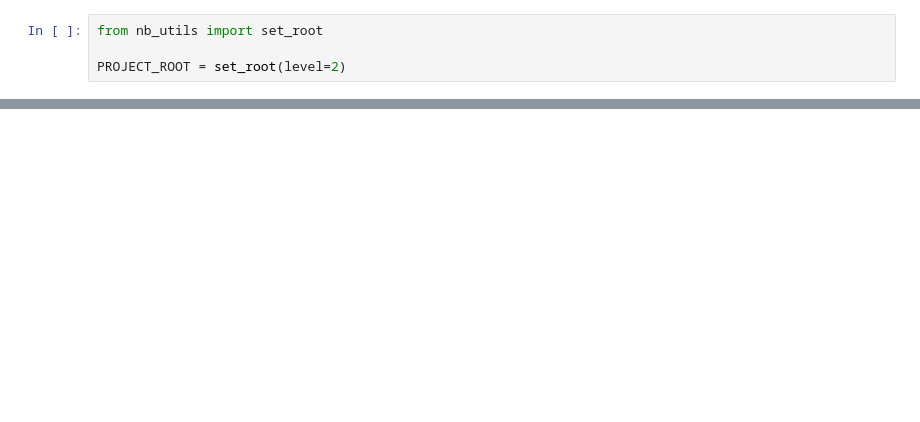
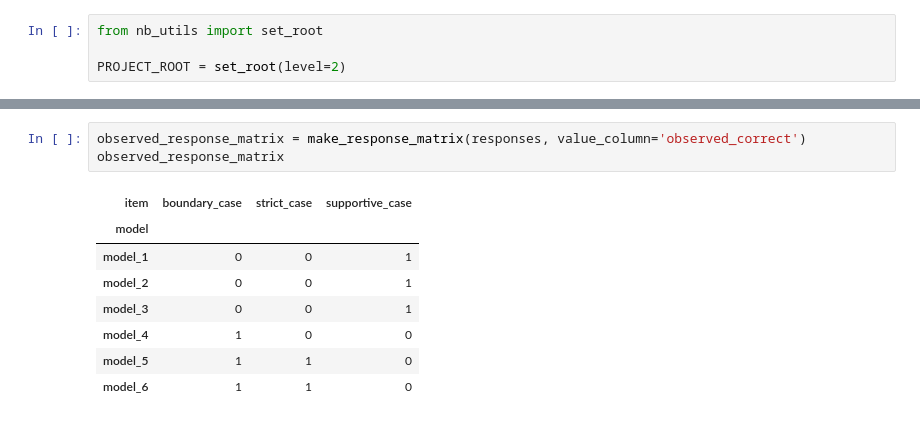
Before and after one commit to Manuelfjr/latent-ability-ml, a Jupyter notebook: notebooks/03_claire_latent_ability.ipynb, the cells around one changed output, grey strips where cells are left out. Drawn from its saved outputs; the diff is of its cells as text; blank space fills up the shorter version.

```diff
--- a/notebooks/03_claire_latent_ability.ipynb
+++ b/notebooks/03_claire_latent_ability.ipynb
@@ -60,3 +171,15 @@ response_matrix
+# %%
+observed_response_matrix = make_response_matrix(responses, value_column='observed_correct')
+observed_response_matrix
+# %% [output]
+| item | boundary_case | strict_case | supportive_case |
+| model |  |  |  |
+| model_1 | 0 | 0 | 1 |
+| model_2 | 0 | 0 | 1 |
+| model_3 | 0 | 0 | 1 |
+| model_4 | 1 | 0 | 0 |
+| model_5 | 1 | 1 | 0 |
+| model_6 | 1 | 1 | 0 |
 # %%
 latent_summary = summarize_latent_results(responses)
 latent_summary.round(3)
```
Also changed, not shown: parts of 29 cells of this notebook, 4 other files.
